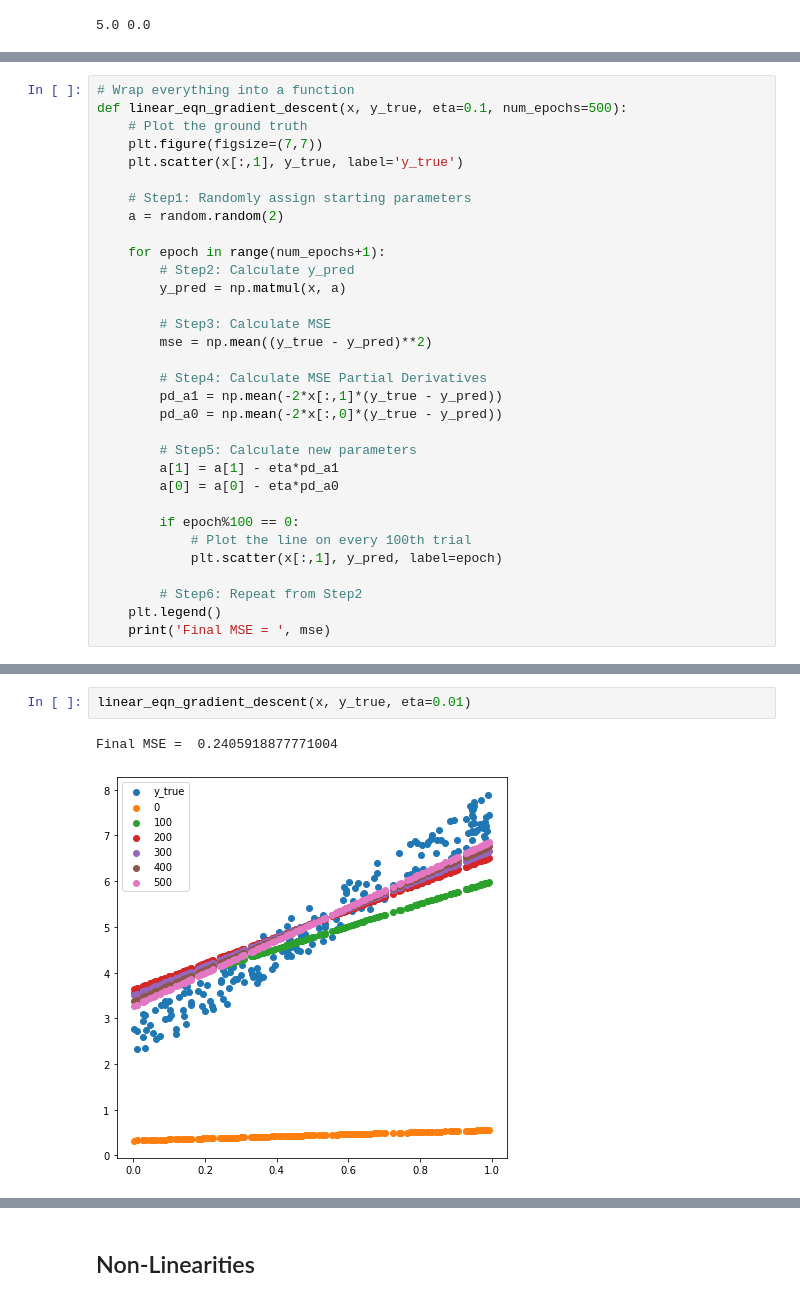
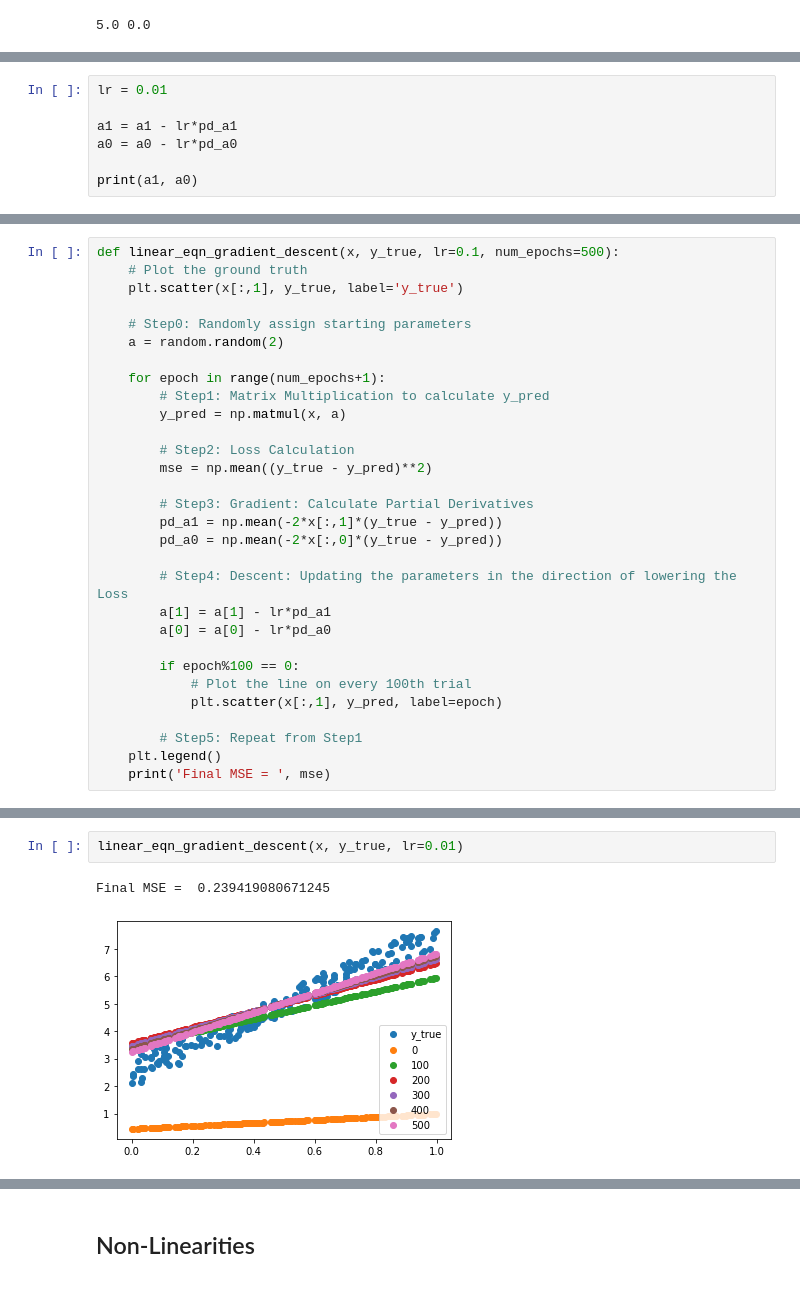
Before and after one commit to SHREYA194/python-for-ai, a Jupyter notebook: notebooks/11_DeepLearning_from_Scratch.ipynb, the cells around one changed output, grey strips where cells are left out. Cells and saved outputs as stored; diff of their text form.

```diff
--- a/notebooks/11_DeepLearning_from_Scratch.ipynb
+++ b/notebooks/11_DeepLearning_from_Scratch.ipynb
@@ -67,0 +77,7 @@ print(pd_a1, pd_a0)
+# %%
+lr = 0.01
+
+a1 = a1 - lr*pd_a1
+a0 = a0 - lr*pd_a0
+
+print(a1, a0)
@@ -88,33 +112,31 @@ plt.ylabel('y');
 # %%
-# Wrap everything into a function
-def linear_eqn_gradient_descent(x, y_true, eta=0.1, num_epochs=500):
+def linear_eqn_gradient_descent(x, y_true, lr=0.1, num_epochs=500):
     # Plot the ground truth
-    plt.figure(figsize=(7,7))
     plt.scatter(x[:,1], y_true, label='y_true')
 
-    # Step1: Randomly assign starting parameters
+    # Step0: Randomly assign starting parameters
     a = random.random(2)
 
     for epoch in range(num_epochs+1):
-        # Step2: Calculate y_pred
+        # Step1: Matrix Multiplication to calculate y_pred
         y_pred = np.matmul(x, a)
 
-        # Step3: Calculate MSE
+        # Step2: Loss Calculation
         mse = np.mean((y_true - y_pred)**2)
 
-        # Step4: Calculate MSE Partial Derivatives
+        # Step3: Gradient: Calculate Partial Derivatives
         pd_a1 = np.mean(-2*x[:,1]*(y_true - y_pred))
         pd_a0 = np.mean(-2*x[:,0]*(y_true - y_pred))
 
-        # Step5: Calculate new parameters
-        a[1] = a[1] - eta*pd_a1
-        a[0] = a[0] - eta*pd_a0
+        # Step4: Descent: Updating the parameters in the direction of lowering the Loss
+        a[1] = a[1] - lr*pd_a1
+        a[0] = a[0] - lr*pd_a0
 
         if epoch%100 == 0:
             # Plot the line on every 100th trial
             plt.scatter(x[:,1], y_pred, label=epoch)
 
-        # Step6: Repeat from Step2
+        # Step5: Repeat from Step1
     plt.legend()
     print('Final MSE = ', mse)
 # %%
@@ -125,6 +147,6 @@ Final MSE =  0.0788996538800179
 # %%
-linear_eqn_gradient_descent(x, y_true, eta=0.01)
+linear_eqn_gradient_descent(x, y_true, lr=0.01)
 # %% [output]
-Final MSE =  0.2405918877771004
+Final MSE =  0.239419080671245
-[figure, old version]
+[figure, new version]
 # %%
```
Also changed, not shown: parts of 16 cells of this notebook, 2 other files.
